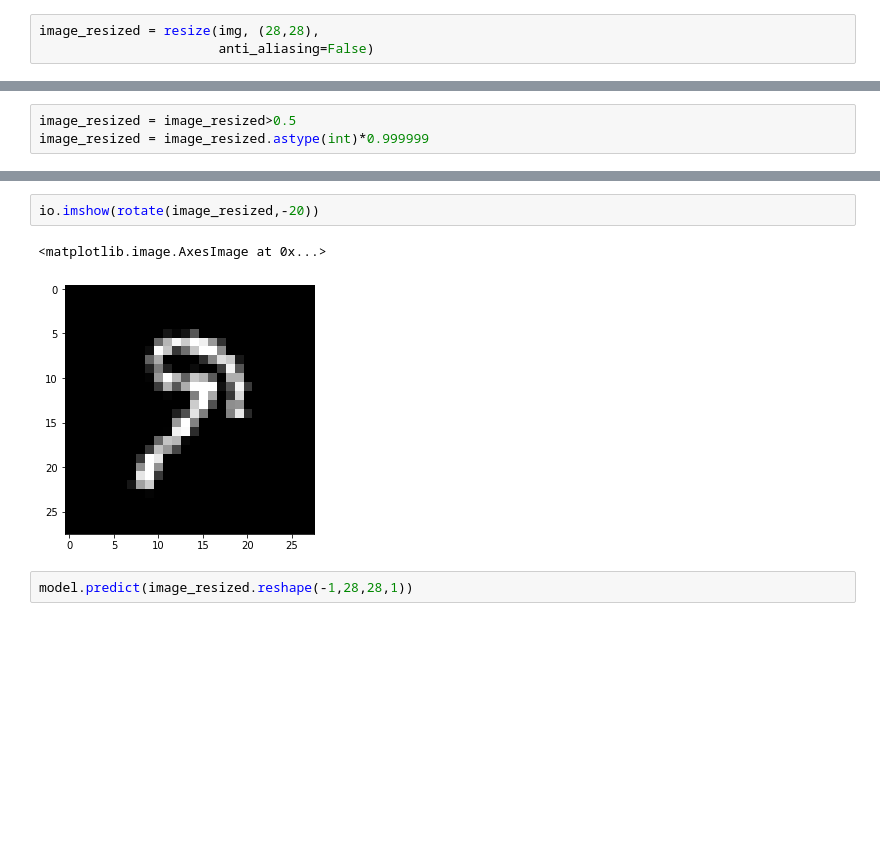
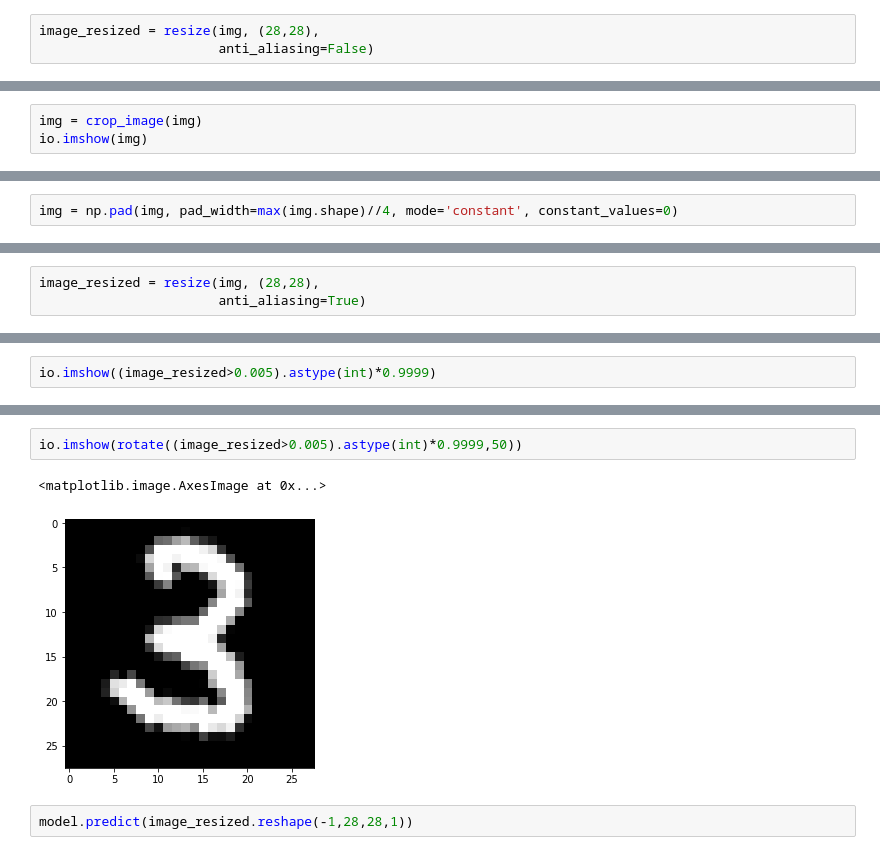
Before and after one commit to redhairdragon/InkTracer, a Jupyter notebook: tf/TrainMNIST.ipynb, the cells around one changed output, grey strips where cells are left out. Saved outputs shown, nothing was run; the diff lists cells and outputs as text; blank space fills up the shorter version.

```diff
--- a/tf/TrainMNIST.ipynb
+++ b/tf/TrainMNIST.ipynb
@@ -54,0 +68,3 @@ image_resized = resize(img, (28,28),
+# %%
+img = crop_image(img)
+io.imshow(img)
@@ -54,0 +74,2 @@ image_resized = resize(img, (28,28),
+# %%
+img = np.pad(img, pad_width=max(img.shape)//4, mode='constant', constant_values=0)
@@ -55,3 +81,6 @@ image_resized = resize(img, (28,28),
+# %%
+image_resized = resize(img, (28,28),
+                       anti_aliasing=True)
 # %%
 io.imshow(image_resized)
 # %% [output]
@@ -60,3 +89,2 @@ io.imshow(image_resized)
 # %%
-image_resized = image_resized>0.5
-image_resized = image_resized.astype(int)*0.999999
+io.imshow((image_resized>0.005).astype(int)*0.9999)
@@ -63,8 +94,8 @@ image_resized = image_resized.astype(int)*0.999999
 # %%
-io.imshow(rotate(image_resized,-20))
+io.imshow(rotate((image_resized>0.005).astype(int)*0.9999,50))
 # %% [output]
 <matplotlib.image.AxesImage at 0x...>
-[figure, old version]
+[figure, new version]
 # %%
 model.predict(image_resized.reshape(-1,28,28,1))
 # %% [output]
```
Also changed, not shown: parts of 7 cells of this notebook, 15 other files.
